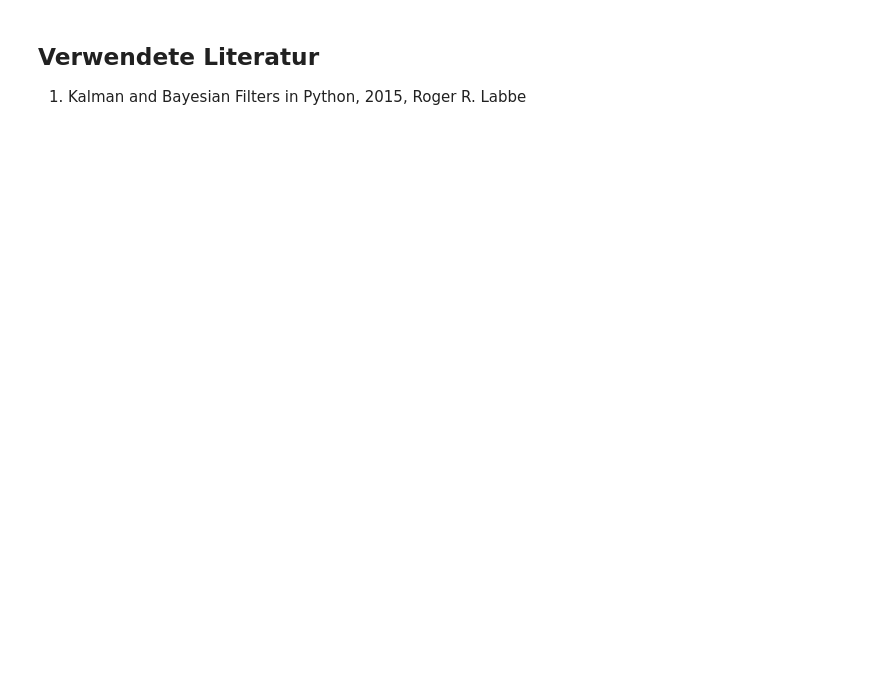
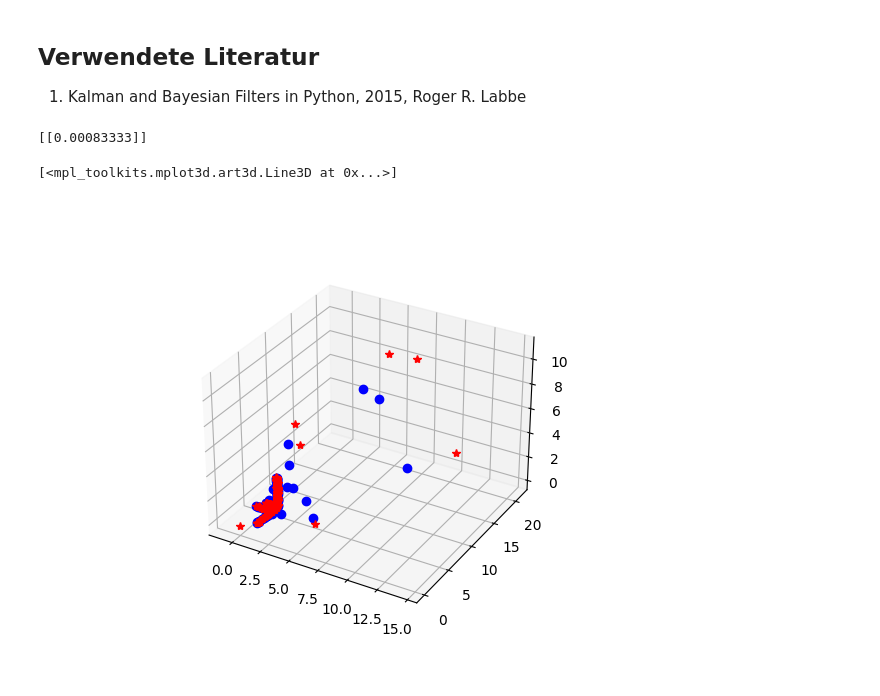
Before and after one commit to goseind/kalman-filter-dbscan, a Jupyter notebook: bericht.ipynb, the cells around one changed output. Saved outputs shown, nothing was run; the diff lists cells and outputs as text; code cells hidden in the pictures; blank space fills up the shorter version.

```diff
--- a/bericht.ipynb
+++ b/bericht.ipynb
@@ -1066,10 +1053,10 @@ interact(update);
 transition_model = np.array([[1, 0.01, 0.01/2],
                              [0, 1,    0.01  ],
                              [0, 0,    0.01 ]])
-Q = np.diag([0.05, 0.05, 0.05])
+Q = np.diag([0, 0, 0])
 H =  np.array([[1., 0., 0.]])
-R = np.diag([rangeAccuracy**2])/3
-
+R = np.diag([rangeAccuracy**2])/3 # Soll gut sein
+print(R)
 
 path1 = [[0,   5, 0  ],
          [0,   5, 0.5],
@@ -1105,77 +1092,50 @@ sensor = RadarSensor(optRadar)
 
 
 
-Detections = np.array([0,0,0])
+Detections = np.array([0,0,0,0])
 model = DBSCAN(eps=0.2, minpts=2)
 # Number of previous measurements to consider for DBSCAN().
 ante = 20
 # Count number of iterations
 i = 0
-
+pred = []
 getNext = True
 while(getNext == True):
-    i += 1
+
     for target in targets:
         target.Step(1/sensor.opt['MeasurementRate'])
         getNext = getNext & ~target.reachedEnd
 
     dets = sensor.Detect(targets)
     # Exclude radialVelocity for the moment. (todo: include it.)
     for det in dets:
-        det = det[:-1]
+        #det = det[:-1]
         Detections = np.vstack((det, Detections))
 
+    #print(Detections)
+    #print(Detections[0,:])
     s0 = np.vstack((Detections[0,:-1], np.zeros((2,3))))
-    f = KalmanFilter(s0, transition_model, H, Q, R))
 
-    for
+    if i == 0:
+        f = KalmanFilter(s0, transition_model, H, Q, R)
+        pred.append(s0[0,:])
+
     s = Detections[0,:-1].reshape(1,3)
     s_hat = f.step(s)
     pred = np.vstack((s_hat[0,:], pred))
+    i += 1
 
 
-    # Execute once to initialize filters etc. todo: Is there a smarter way to do all below ?
-    if i == ante:
-        # First application of DBSCAN.
-        clusters = model.fit_predict(Detections[:ante])
-        # Determine number of targets (objects tracked).
-        num_objs = len(set(clusters[clusters > -1]))
-
-        # "Filters" contains a kalman filter for each target.
-        Filters = []
-        # "Preds" contains the predictions of the path of each target.
-        Preds = []
-        # Iterate over the targets.
-        for j in range(num_objs):
-            # Find index of first occurence of target j in clusters.
-            # This line is needed to filter out false detections
-            # obj_idx = np.where(clusters == j)[0][0]
-            # Add placeholder values for speed and acceleration in each component to the detection.
-            s0 = np.vstack((Detections[obj_idx], np.zeros((2,3))))
-            Filters.append(KalmanFilter(s0, transition_model, H, Q, R))
-            # For the moment only the predicted position is relevant. todo: incorporate velocity.
-            Preds.append(s0[0,:])
-
-    # Cluster and predict position via Kalman filter.
-    elif i > ante:
-        clusters = model.fit_predict(Detections[:ante])
-        for j in range(num_objs):
-            # try/ except prevents non-detection of existing object from breaking the program.
-            try:
-                obj_idx = np.where(clusters == j)[0][0]
-                # Reshape is needed to make matrix multiplication inside the kalman filter work.
-                s = Detections[obj_idx].reshape(1,3)
-                s_hat = Filters[j].step(s)
-                Preds[j] = np.vstack((s_hat[0,:], Preds[j]))
-            except IndexError:
-                print(f"Object {j} not found!")
-                continue
-
 # Visualize trajectory.
-T1 = Preds[0][:-1]
+T1 = pred[:-1]
 
 # Plot Trajectory
 fig = plt.figure()
 ax = plt.axes(projection='3d')
 #ax.view_init(20, 35)
-ax.plot3D(T1[:,0], T1[:,1], T1[:,2], 'blue')
+ax.plot3D(T1[:,0], T1[:,1], T1[:,2], 'bo')
+ax.plot3D(Detections[:,0], Detections[:,1], Detections[:,2], 'r*')
+# %% [output]
+[[0.00083333]]
+[<mpl_toolkits.mplot3d.art3d.Line3D at 0x...>]
+[figure, added]
```
Also changed, not shown: parts of 10 cells of this notebook, 2 other files.
